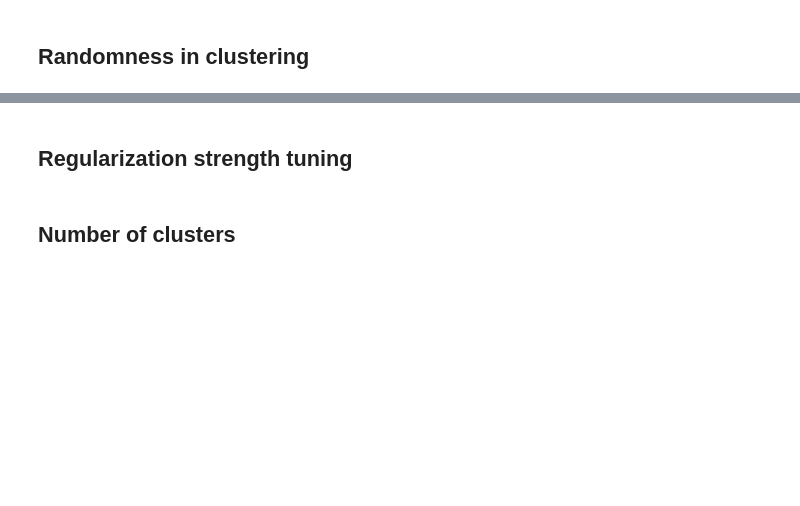
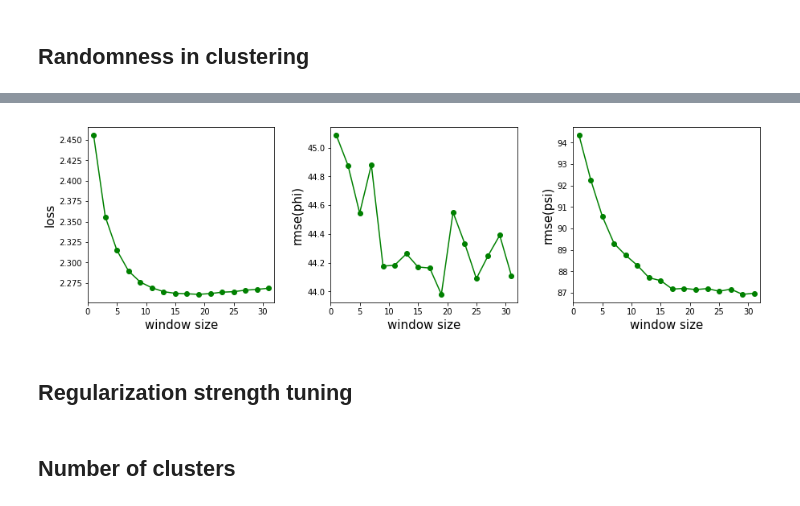
Before and after one commit to gjoni/phipsi, a Jupyter notebook: notebooks/3.2-tuning-number-of-clusters.ipynb, the cells around one changed output, grey strips where cells are left out. Drawn from its saved outputs; the diff is of its cells as text; code cells hidden in the pictures; blank space fills up the shorter version.

```diff
--- a/notebooks/3.2-tuning-number-of-clusters.ipynb
+++ b/notebooks/3.2-tuning-number-of-clusters.ipynb
@@ -302,2 +181,27 @@ IndexError: index 19 is out of bounds for axis 0 with size 15
+# %%
+fig, ax = plt.subplots(nrows=1, ncols=3)
+fig.set_size_inches(15, 4)
+
+xyc = np.array(scores)[5:]
+
+# set style
+for col in (0,1,2):
+    ax[col].set_xlim([0,32])
+    ax[col].set_xlabel("window size", fontsize=15)
+
+ax[0].set_ylabel("loss", fontsize=15)
+ax[0].plot(range(1,32,2), xyc[:,2], linestyle='-', marker='o', color='g')
+
+ax[1].set_ylabel("rmse(phi)", fontsize=15)
+ax[1].plot(range(1,32,2), xyc[:,0], linestyle='-', marker='o', color='g')
+
+ax[2].set_ylabel("rmse(psi)", fontsize=15)
+ax[2].plot(range(1,32,2), xyc[:,1], linestyle='-', marker='o', color='g')
+
+plt.subplots_adjust(wspace = 0.3)
+
+plt.show()
+# %% [output]
+[figure, added]
 # %% [markdown]
 ## Regularization strength tuning
```
Also changed, not shown: parts of 22 cells of this notebook, 3 other files.
